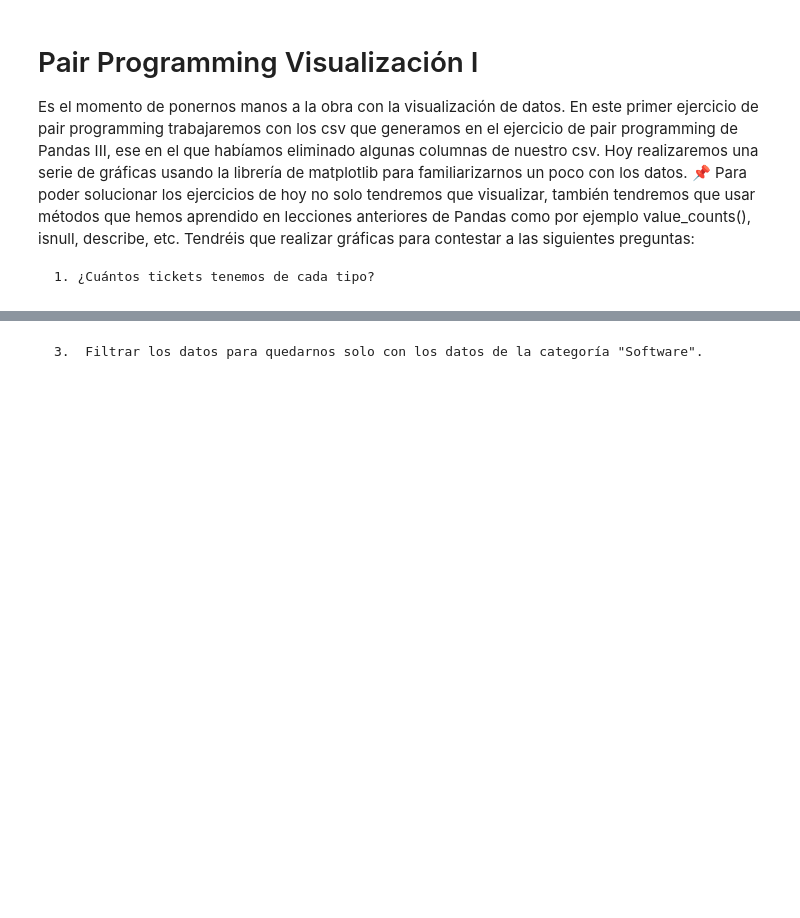
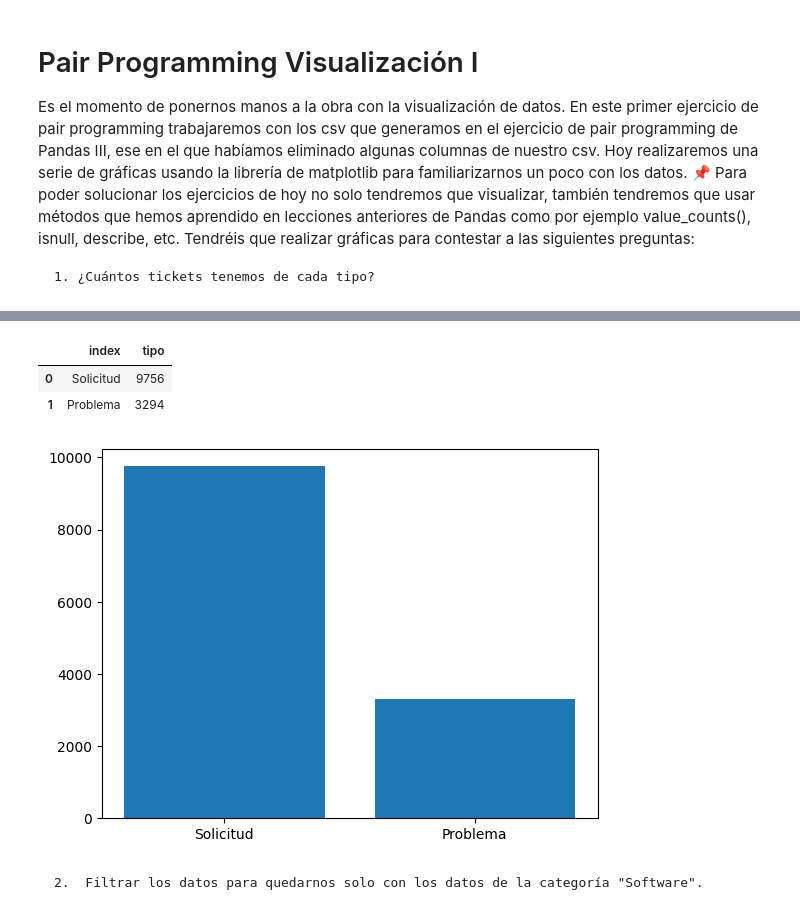
Before and after one commit to Adalab/promo-d-da-modulo2-sprint1-anabelen-silvia, a Jupyter notebook: ejercicio5/ejercicio5-matplotlib1.ipynb, the cells around one changed output, grey strips where cells are left out. Saved outputs shown, nothing was run; the diff lists cells and outputs as text; code cells hidden in the pictures; blank space fills up the shorter version.

```diff
--- a/ejercicio5/ejercicio5-matplotlib1.ipynb
+++ b/ejercicio5/ejercicio5-matplotlib1.ipynb
@@ -11,0 +14,2 @@ Tendréis que realizar gráficas para contestar a las siguientes preguntas:
+# %%
+df = pd.read_csv("datos/2016_edit.csv")
@@ -12,2 +30,15 @@ Tendréis que realizar gráficas para contestar a las siguientes preguntas:
+# %%
+df_tipo = df["tipo"].value_counts().reset_index()
+df_tipo
+# %% [output]
+|  | index | tipo |
+| 0 | Solicitud | 9756 |
+| 1 | Problema | 3294 |
+# %%
+plt.figure()
+plt.bar(df_tipo["index"], df_tipo["tipo"])
+plt.show()
+# %% [output]
+[figure, added]
 # %% [markdown]
-    3.  Filtrar los datos para quedarnos solo con los datos de la categoría "Software".
+    2.  Filtrar los datos para quedarnos solo con los datos de la categoría "Software".
```
Also changed, not shown: parts of 27 cells of this notebook, 1 other file.
